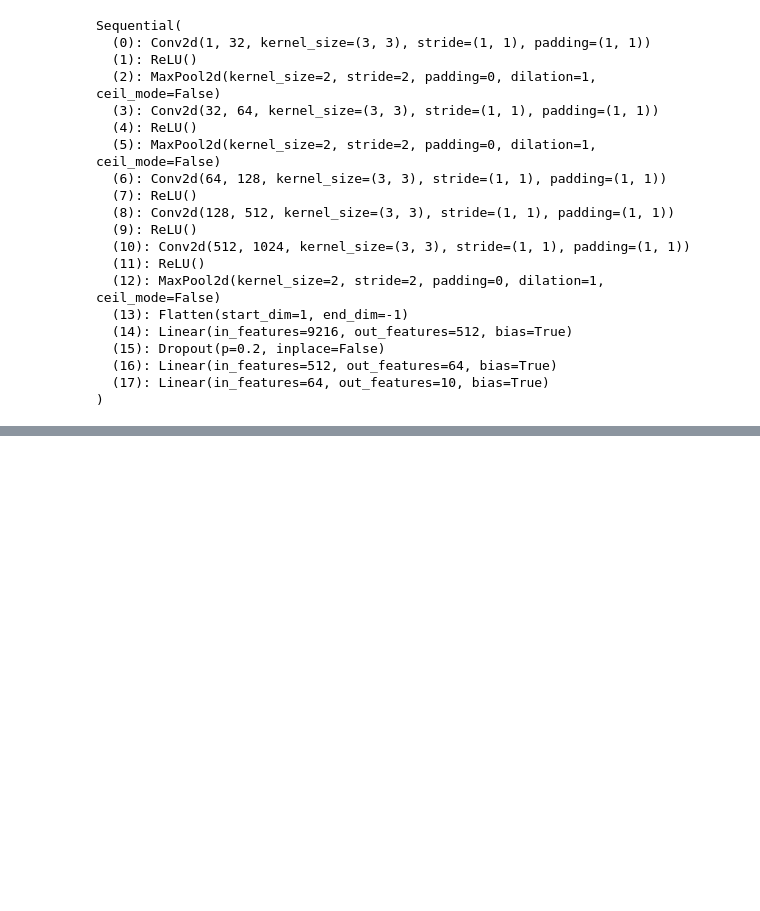
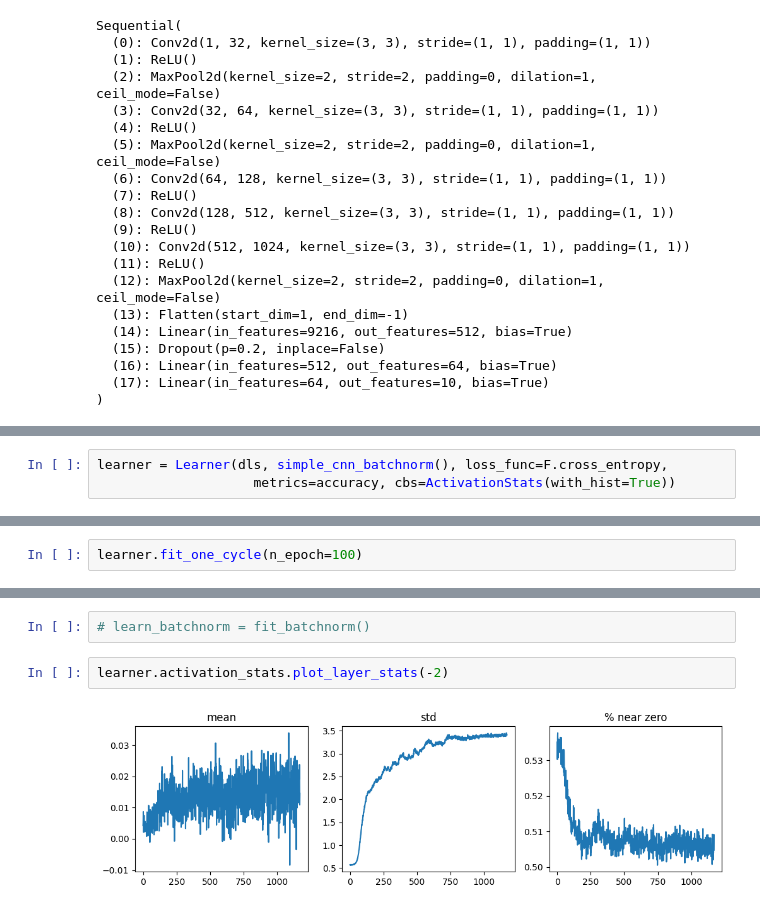
Before and after one commit to Teacher-Heiko/fastbook, a Jupyter notebook: MaxPool_Dropout_BatchNorm.ipynb, the cells around one changed output, grey strips where cells are left out. Saved outputs shown, nothing was run; the diff lists cells and outputs as text; blank space fills up the shorter version.

```diff
--- a/MaxPool_Dropout_BatchNorm.ipynb
+++ b/MaxPool_Dropout_BatchNorm.ipynb
@@ -201,0 +192,3 @@ simple_cnn_max()
+# %%
+learner = Learner(dls, simple_cnn_batchnorm(), loss_func=F.cross_entropy,
+                    metrics=accuracy, cbs=ActivationStats(with_hist=True))
@@ -201,0 +238,2 @@ simple_cnn_max()
+# %%
+learner.fit_one_cycle(n_epoch=100)
@@ -201,0 +252,6 @@ simple_cnn_max()
+# %%
+# learn_batchnorm = fit_batchnorm()
+# %%
+learner.activation_stats.plot_layer_stats(-2)
+# %% [output]
+[figure, added]
```
Also changed, not shown: parts of 18 cells of this notebook.
